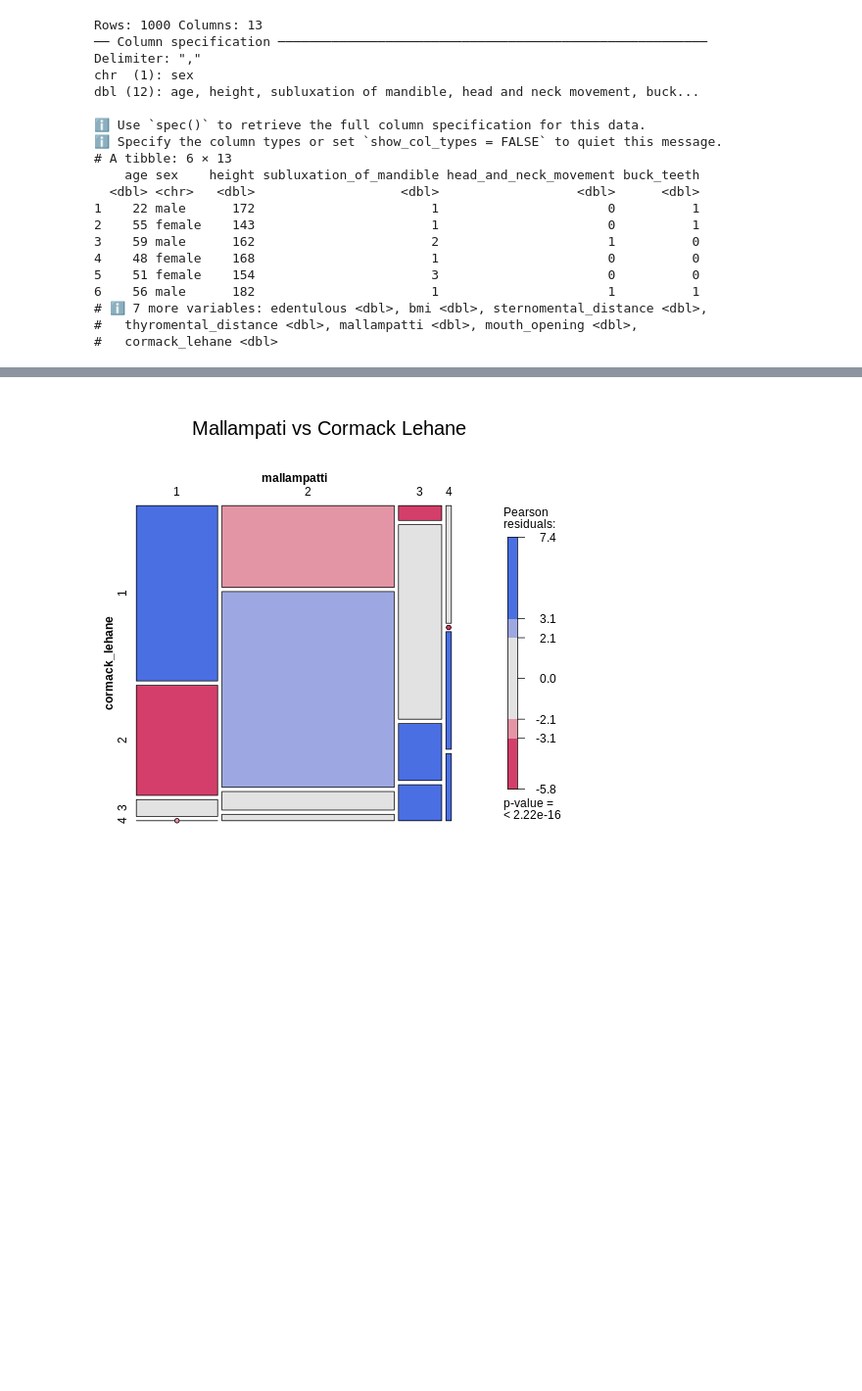
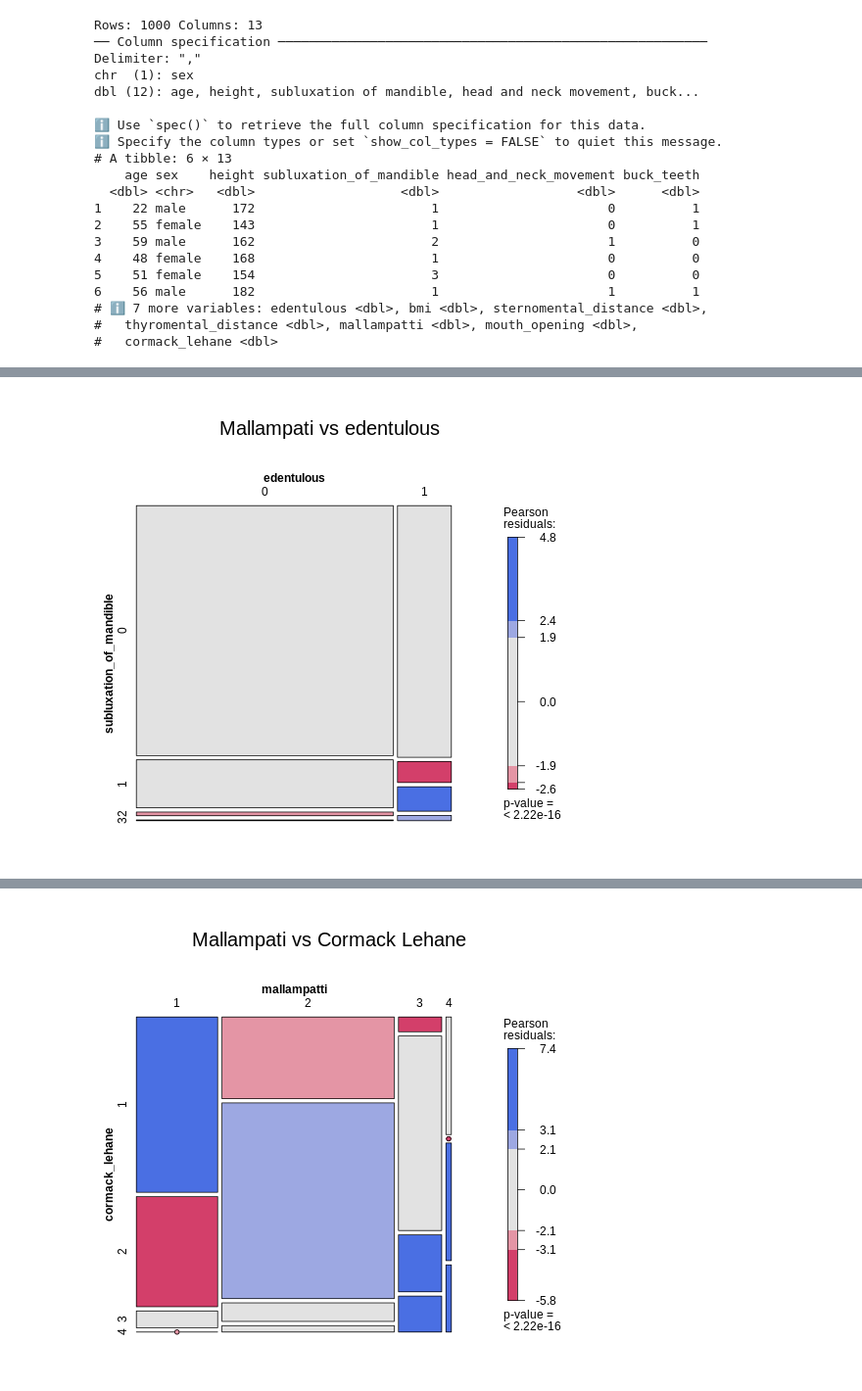
Before and after one commit to harnalashok/classification, a Jupyter notebook: airways.ipynb, the cells around one changed output, grey strips where cells are left out. Shown at 98% size. Cells and saved outputs as stored; diff of their text form; code cells hidden in the pictures; blank space fills up the shorter version.

```diff
--- a/airways.ipynb
+++ b/airways.ipynb
@@ -448,0 +486,12 @@ dbl (12): age, height, subluxation of mandible, head and neck movement, buck...
+# %%
+%%R
+
+# Mosaic plot of mallampatti vs edentulous
+art <- xtabs(~edentulous + subluxation_of_mandible, data = df_r)
+mosaic(art,
+       gp = shading_max,
+       split_vertical = TRUE,
+       main="Mallampati vs edentulous"
+       )
+# %% [output]
+[figure, added]
```
Also changed, not shown: parts of 8 cells of this notebook.
